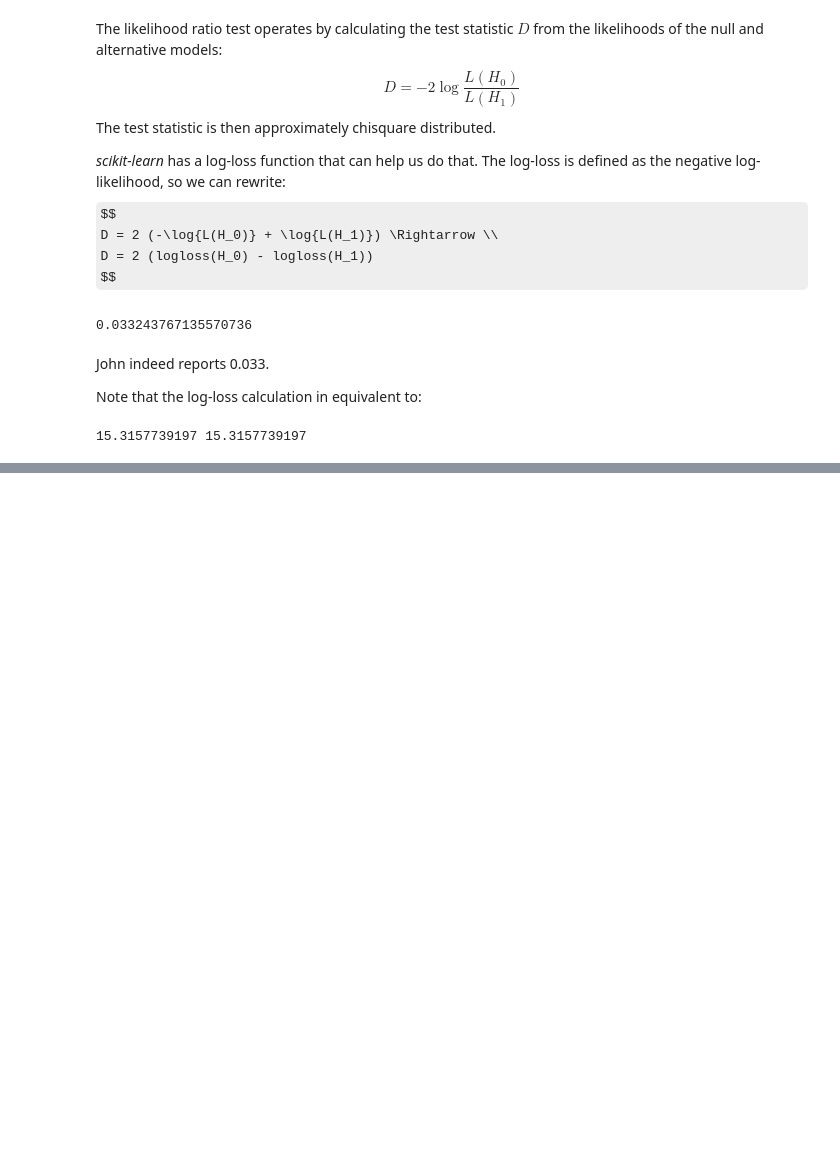
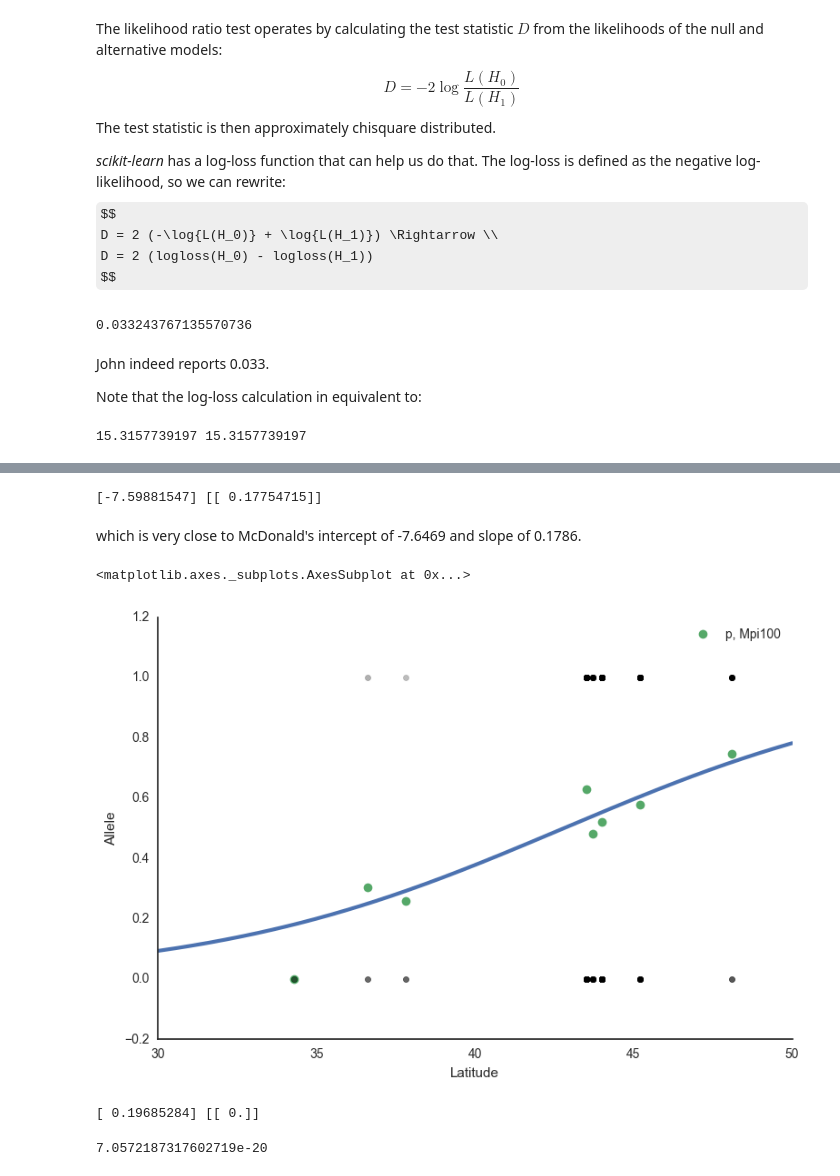
Before and after one commit to yoavram/ipython-notebooks, a Jupyter notebook: Simple logistic regression.ipynb, the cells around one changed output, grey strips where cells are left out. Cells and saved outputs as stored; diff of their text form; code cells hidden in the pictures; some formulas as TeX source; blank space fills up the shorter version.

```diff
--- a/Simple logistic regression.ipynb
+++ b/Simple logistic regression.ipynb
@@ -155,0 +201,9 @@ print(
+# %%
+rows = []
+for i, row in df.iterrows():
+    for _ in range(row['Mpi90']):
+        rows.append({'Location':row['Location'], 'Latitude': row['Latitude'], 'Allele': 0})
+    for _ in range(row['Mpi100']):
+        rows.append({'Location':row['Location'], 'Latitude': row['Latitude'], 'Allele': 1})
+raw_df = pd.DataFrame(rows)
+raw_df.head()
@@ -155,0 +217,23 @@ print(
+# %%
+clf = sklearn.linear_model.LogisticRegression(C=1e12, random_state=0)
+clf.fit(raw_df['Latitude'].reshape(-1, 1), raw_df['Allele'])
+print(clf.intercept_, clf.coef_)
+# %% [output]
+[-7.59881547] [[ 0.17754715]]
+# %% [markdown]
+which is very close to McDonald's intercept of -7.6469 and slope of 0.1786.
+# %%
+fig, ax = plot_log_reg(x='Latitude', y='Allele', data=raw_df, clf=clf, xmin=30, xmax=50, alpha=0.02)
+df.sort_values('Latitude').plot('Latitude', 'p, Mpi100', ls='', marker='o', ax=ax)
+# %% [output]
+<matplotlib.axes._subplots.AxesSubplot at 0x...>
+[figure, added]
+# %%
+clf0 = log_reg_null_model(raw_df['Allele'])
+print(clf0.intercept_, clf0.coef_)
+# %% [output]
+[ 0.19685284] [[ 0.]]
+# %%
+log_reg_lik_ratio_test(raw_df['Latitude'], raw_df['Allele'], clf0, clf)
+# %% [output]
+7.0572187317602719e-20
```
Also changed, not shown: parts of 8 cells of this notebook.
